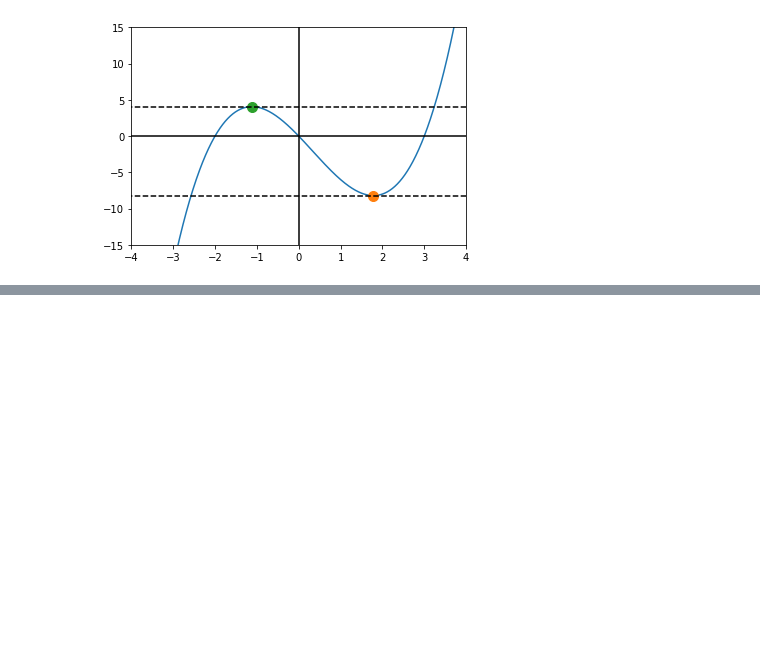
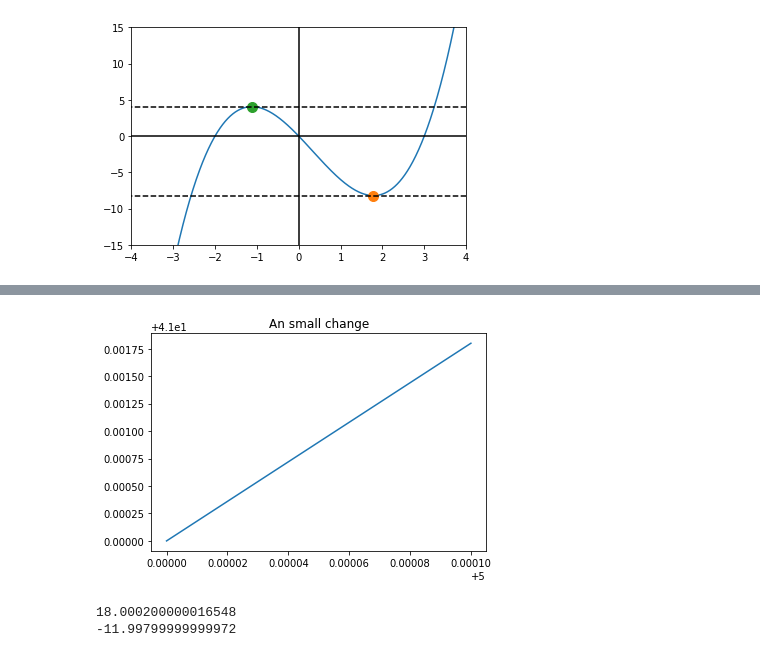
Before and after one commit to xalejandrow/calculus-and-algebra-with-python, a Jupyter notebook: lessons/09-derivatives-with-python.ipynb, the cells around one changed output, grey strips where cells are left out. Cells and saved outputs as stored; diff of their text form; code cells hidden in the pictures; blank space fills up the shorter version.

```diff
--- a/lessons/09-derivatives-with-python.ipynb
+++ b/lessons/09-derivatives-with-python.ipynb
@@ -208,0 +250,15 @@ tan_plot(a, b)
+# %%
+x_little = np.linspace(5, 5.0001,100)
+plt.plot(x_little, f(x_little))
+plt.title('An small change')
+plt.show()
+# %% [output]
+[figure, added]
+# %%
+slope = (f(5.0001) -f(5)) /(5.0001 - 5)
+print(slope)
+slope = (f(-2.499) - f(-2.5)) /(-2.499 - (-2.5))
+print(slope)
+# %% [output]
+18.000200000016548
+-11.99799999999972
```
Also changed, not shown: parts of 6 cells of this notebook.
